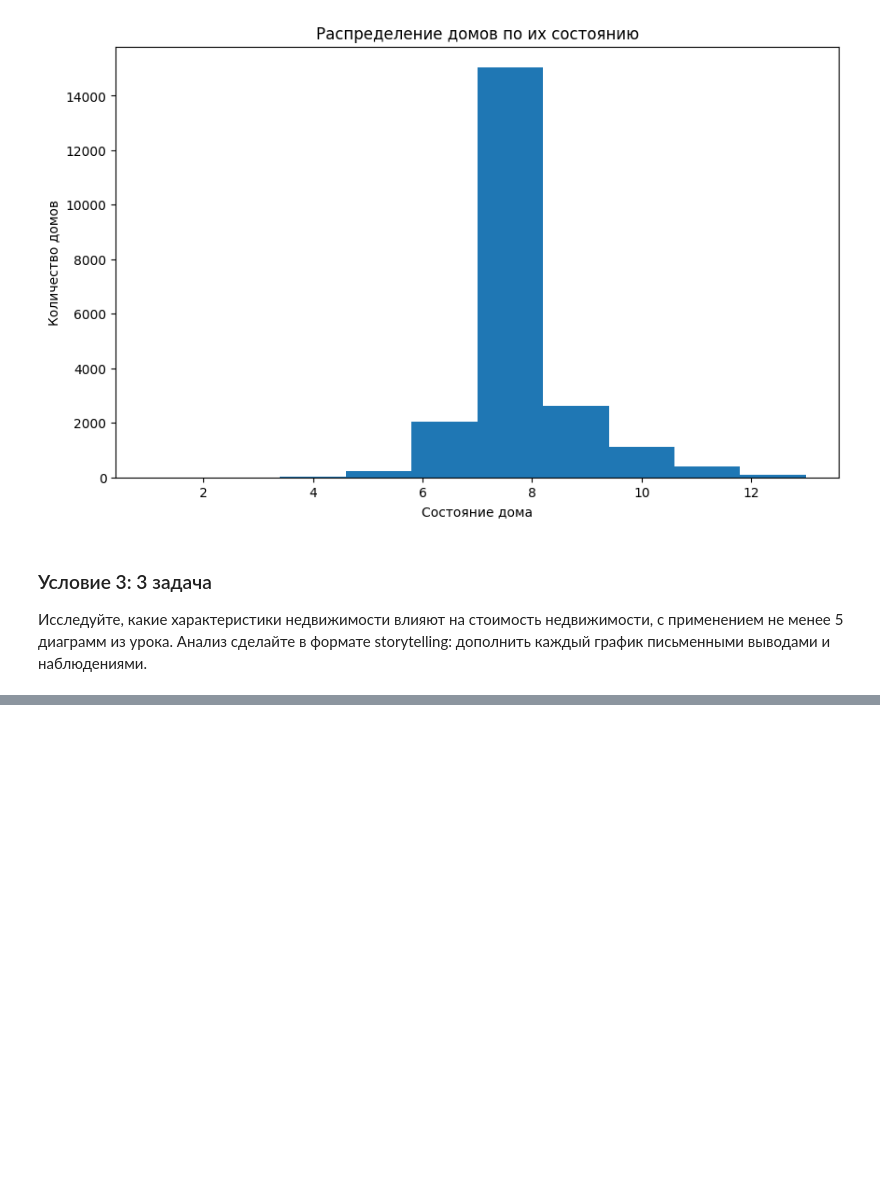
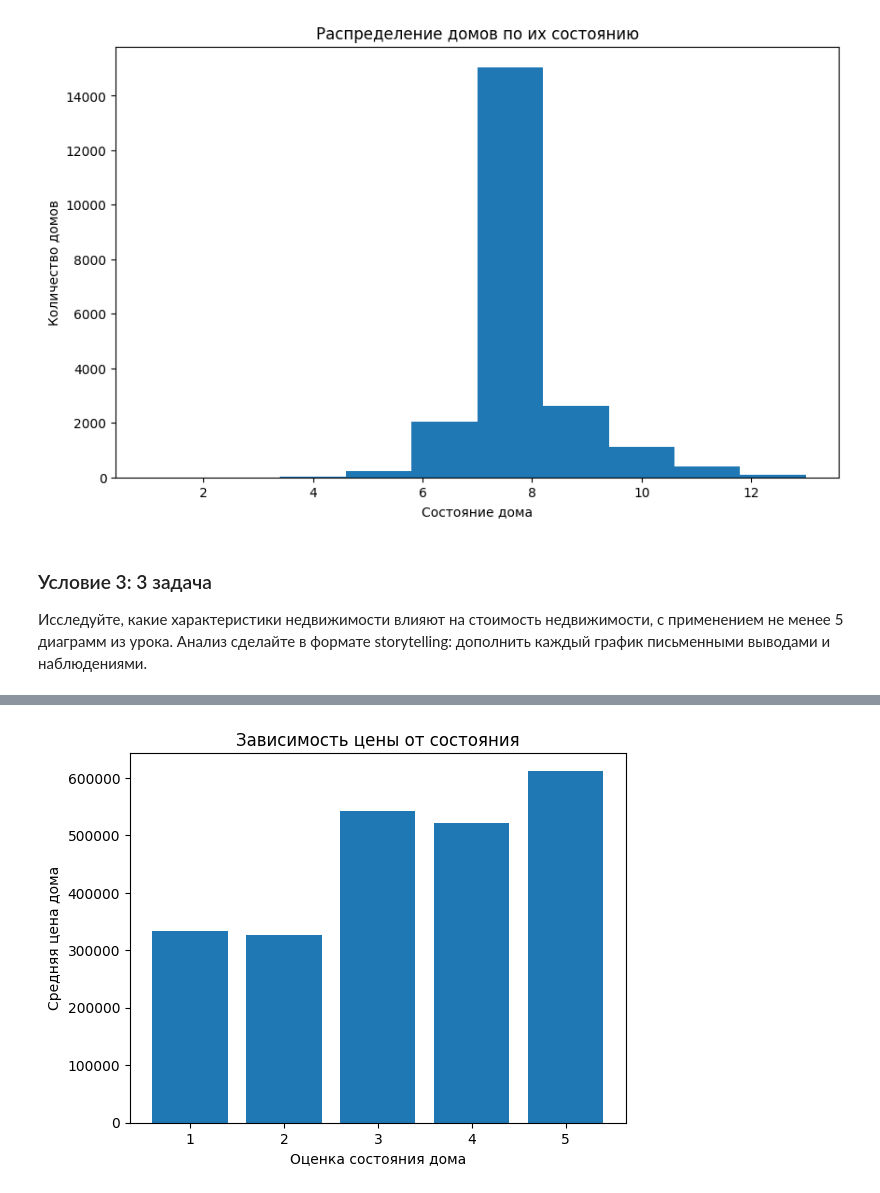
Before and after one commit to VladimirPolyakov17/PythonForAnalytics, a Jupyter notebook: Seminar4_Homework.ipynb, the cells around one changed output, grey strips where cells are left out. Cells and saved outputs as stored; diff of their text form; code cells hidden in the pictures; blank space fills up the shorter version.

```diff
--- a/Seminar4_Homework.ipynb
+++ b/Seminar4_Homework.ipynb
@@ -228,0 +189,25 @@ plt.title('Отношение цены и класса недвижимости'
+# %%
+def formDepData (col1, col2, df):
+    data = df.groupby(col1) \
+        .agg({col2: 'mean'}) \
+        .sort_index().reset_index()
+
+    data[col1] = data[col1].apply(
+        lambda val:
+            str(val)
+    )
+
+    return data
+# %%
+data = formDepData('condition', 'price', df)
+
+plt.bar(
+    data['condition'],
+    data['price']
+)
+
+plt.title("Зависимость цены от состояния")
+plt.xlabel("Оценка состояния дома")
+plt.ylabel("Средняя цена дома");
+# %% [output]
+[figure, added]
```
Also changed, not shown: parts of 23 cells of this notebook.
